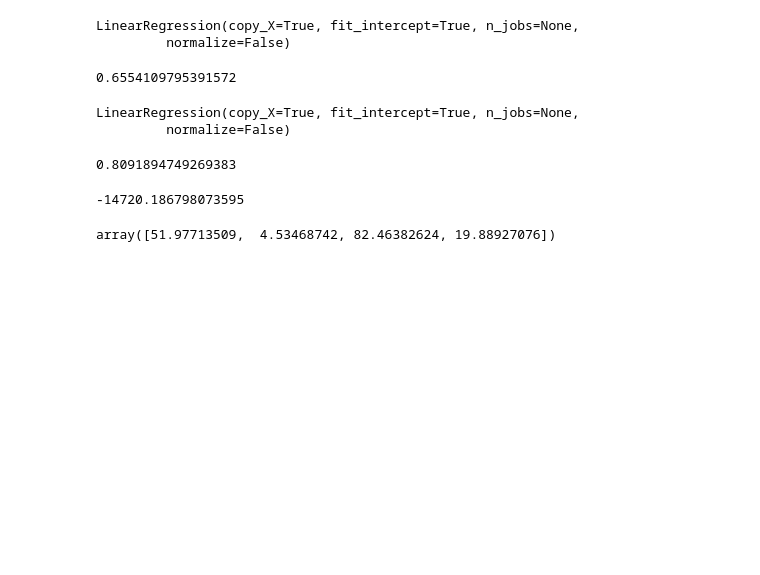
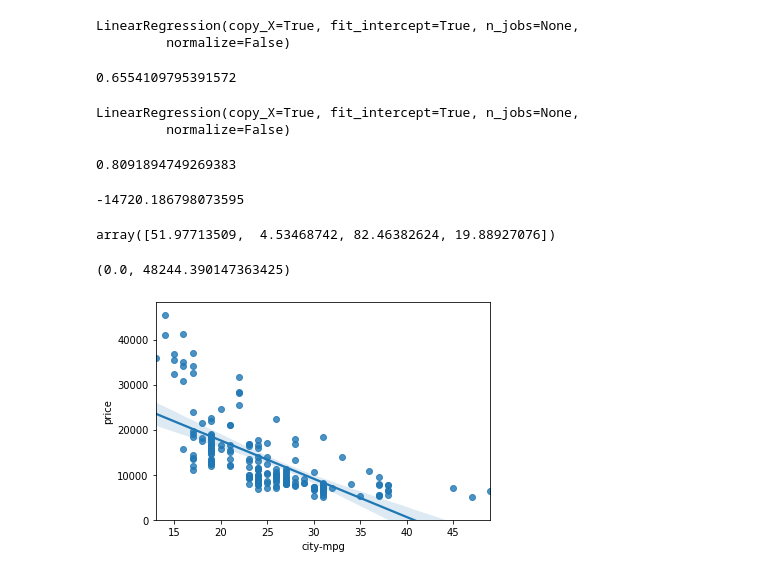
Before and after one commit to andersoncordeiro/Learn-Pandas, a Jupyter notebook: pandas-basico-analise-carros-Copy1.ipynb, the cells around one changed output. Cells and saved outputs as stored; diff of their text form; code cells hidden in the pictures; blank space fills up the shorter version.

```diff
--- a/pandas-basico-analise-carros-Copy1.ipynb
+++ b/pandas-basico-analise-carros-Copy1.ipynb
@@ -412,0 +434,6 @@ price = -14720.186798073595 + 51.97713509 * horsepower + 4.53468742 * curb-weigh
+# %%
+sns.regplot(x='city-mpg', y='price', data=df)
+plt.ylim(0,)
+# %% [output]
+(0.0, 48244.390147363425)
+[figure, added]
```
Also changed, not shown: parts of 14 cells of this notebook.
